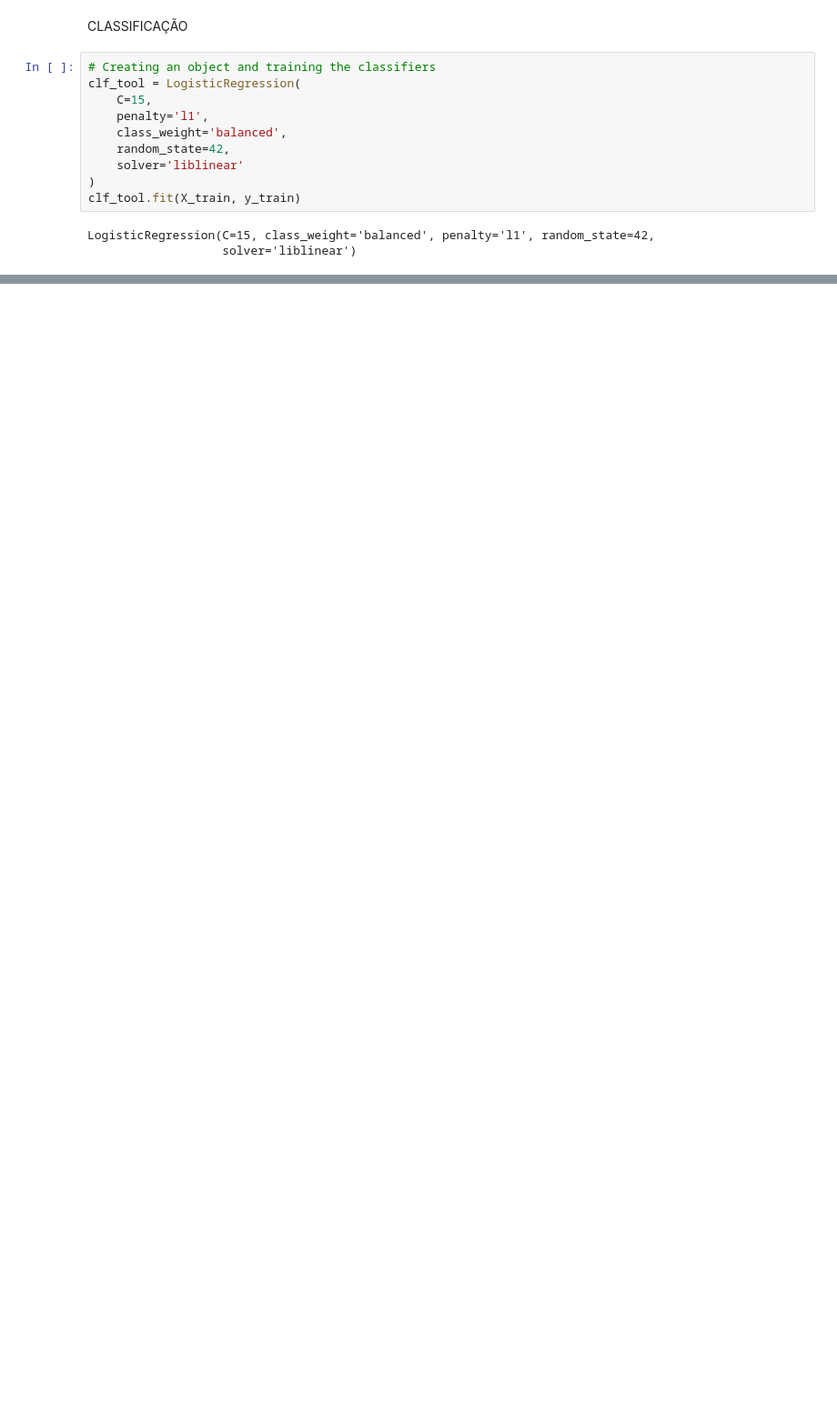
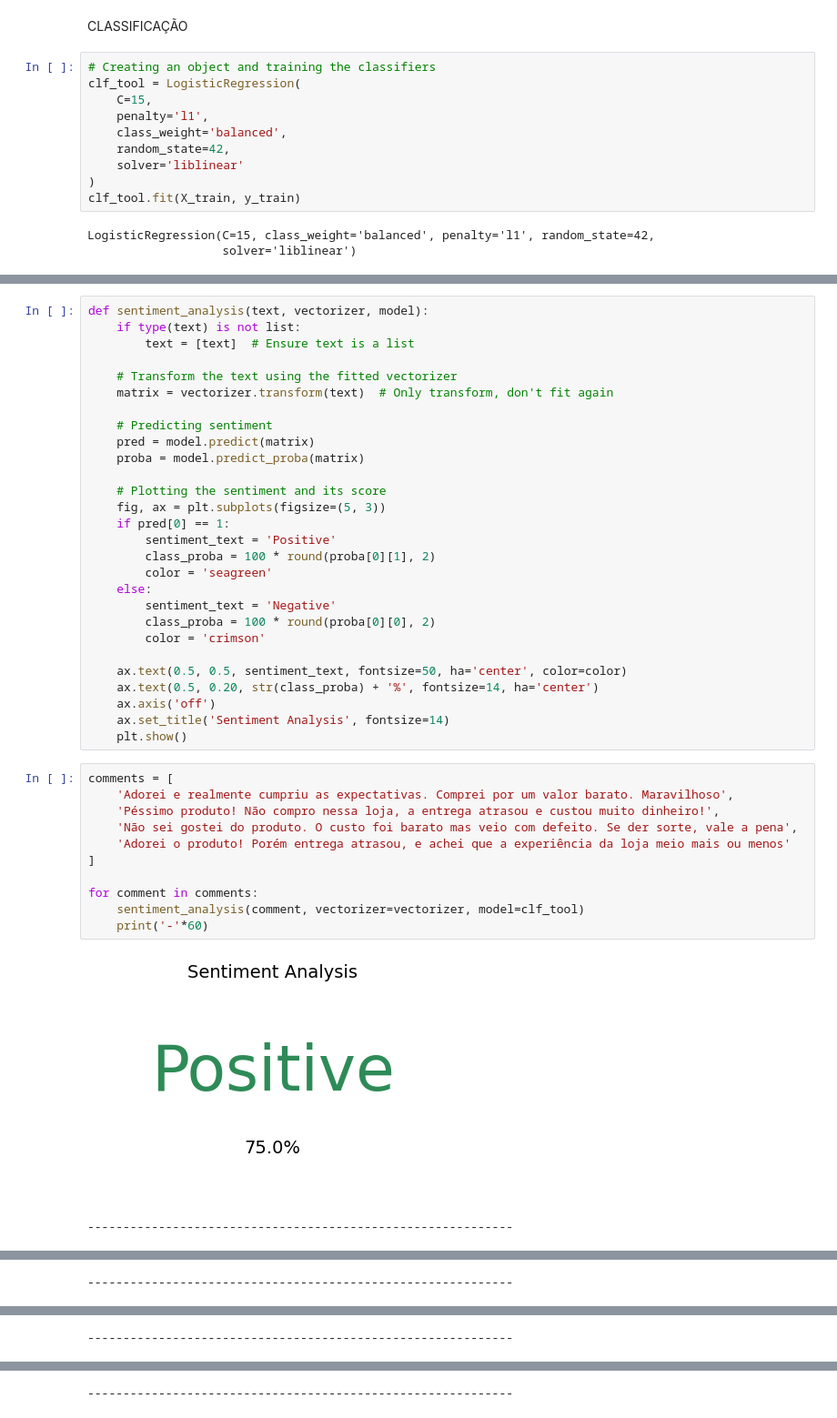
Before and after one commit to GabrielYamashita/IntermediateExamNLP, a Jupyter notebook: Intermediate Exam.ipynb, the cells around one changed output, grey strips where cells are left out. Shown: that part at 91% size. Saved outputs shown, nothing was run; the diff lists cells and outputs as text; blank space fills up the shorter version.

```diff
--- a/main.ipynb
+++ b/Intermediate Exam.ipynb
@@ -392,0 +393,42 @@ plt.show()
+# %%
+def sentiment_analysis(text, vectorizer, model):
+    if type(text) is not list:
+        text = [text]  # Ensure text is a list
+
+    # Transform the text using the fitted vectorizer
+    matrix = vectorizer.transform(text)  # Only transform, don't fit again
+
+    # Predicting sentiment
+    pred = model.predict(matrix)
+    proba = model.predict_proba(matrix)
+
+    # Plotting the sentiment and its score
+    fig, ax = plt.subplots(figsize=(5, 3))
+    if pred[0] == 1:
+        sentiment_text = 'Positive'
+        class_proba = 100 * round(proba[0][1], 2)
+        color = 'seagreen'
+    else:
+        sentiment_text = 'Negative'
+        class_proba = 100 * round(proba[0][0], 2)
+        color = 'crimson'
+
+    ax.text(0.5, 0.5, sentiment_text, fontsize=50, ha='center', color=color)
+    ax.text(0.5, 0.20, str(class_proba) + '%', fontsize=14, ha='center')
+    ax.axis('off')
+    ax.set_title('Sentiment Analysis', fontsize=14)
+    plt.show()
+# %%
+comments = [
+    'Adorei e realmente cumpriu as expectativas. Comprei por um valor barato. Maravilhoso',
+    'Péssimo produto! Não compro nessa loja, a entrega atrasou e custou muito dinheiro!',
+    'Não sei gostei do produto. O custo foi barato mas veio com defeito. Se der sorte, vale a pena',
+    'Adorei o produto! Porém entrega atrasou, e achei que a experiência da loja meio mais ou menos'
+]
+
+for comment in comments:
+    sentiment_analysis(comment, vectorizer=vectorizer, model=clf_tool)
+    print('-'*60)
+# %% [output]
+[figure, added]
+------------------------------------------------------------
@@ -392,0 +436 @@ plt.show()
+------------------------------------------------------------
@@ -392,0 +438 @@ plt.show()
+------------------------------------------------------------
@@ -392,0 +440 @@ plt.show()
+------------------------------------------------------------
```
Also changed, not shown: parts of 5 cells of this notebook.
